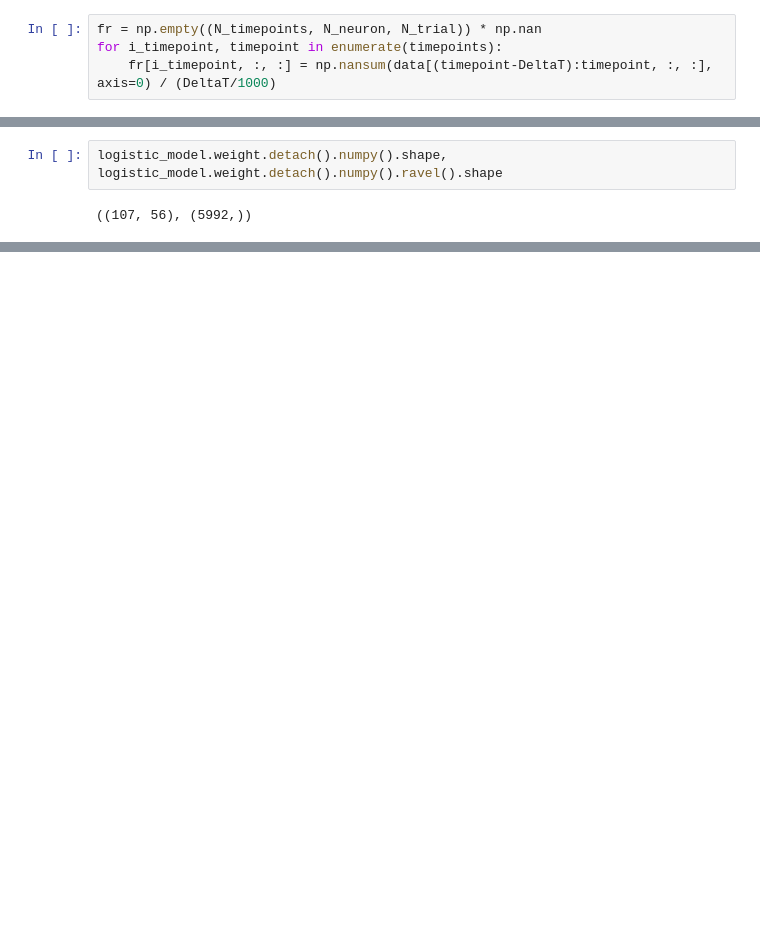
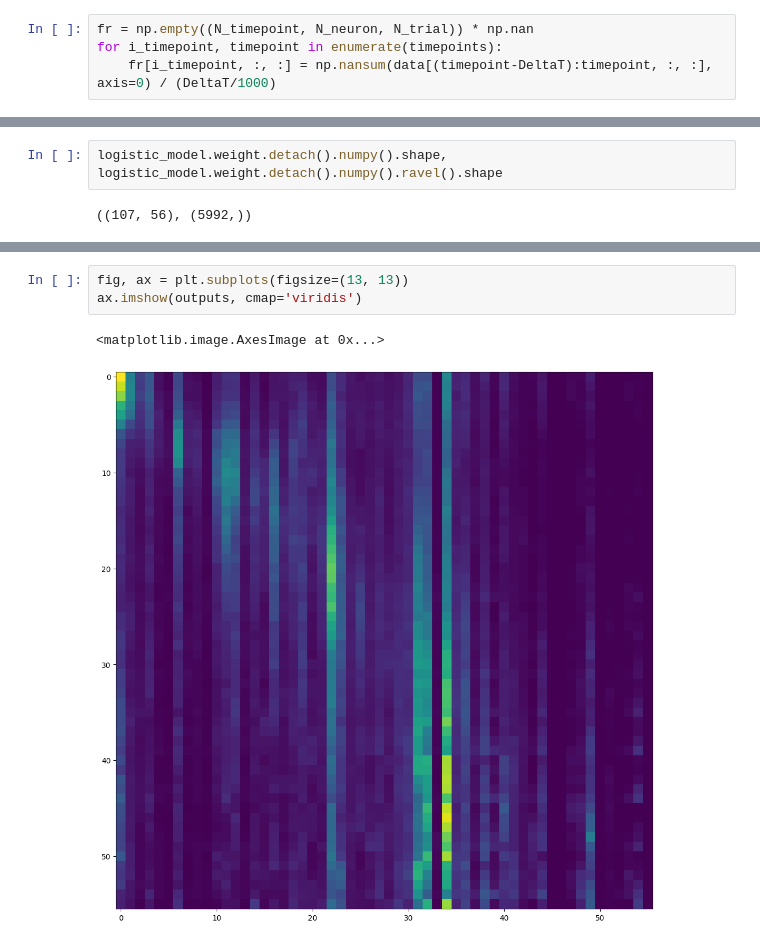
Before and after one commit to CONECT-INT/2023_CENTURI-SummerSchool, a Jupyter notebook: 2023-06-29_dataset2_laurent_decoding.ipynb, the cells around one changed output, grey strips where cells are left out. Saved outputs shown, nothing was run; the diff lists cells and outputs as text; blank space fills up the shorter version.

```diff
--- a/2023-06-29_dataset2_laurent_decoding.ipynb
+++ b/2023-06-29_dataset2_laurent_decoding.ipynb
@@ -48,5 +29,5 @@ timepoints, N_timepoints
 # %%
-fr = np.empty((N_timepoints, N_neuron, N_trial)) * np.nan
+fr = np.empty((N_timepoint, N_neuron, N_trial)) * np.nan
 for i_timepoint, timepoint in enumerate(timepoints):
     fr[i_timepoint, :, :] = np.nansum(data[(timepoint-DeltaT):timepoint, :, :], axis=0) / (DeltaT/1000)
 # %%
@@ -279,3 +247,9 @@ ax.imshow(outputs, cmap='viridis')
+# %%
+fig, ax = plt.subplots(figsize=(13, 13))
+ax.imshow(outputs, cmap='viridis')
+# %% [output]
+<matplotlib.image.AxesImage at 0x...>
+[figure, added]
 # %%
 outputs[:5, :5]
 # %% [output]
```
Also changed, not shown: parts of 31 cells of this notebook.
